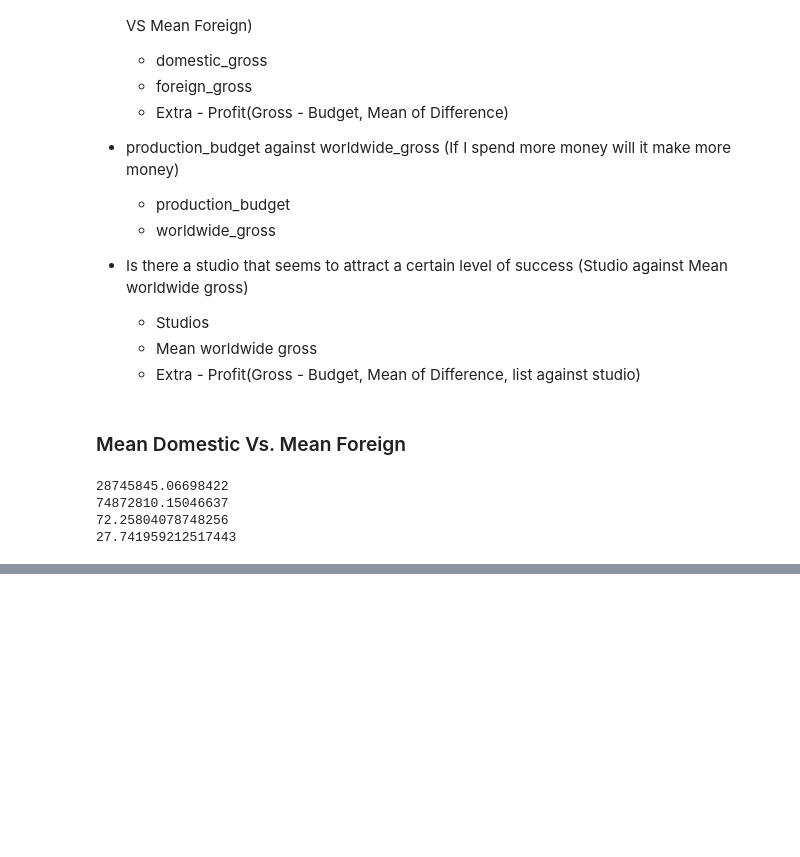
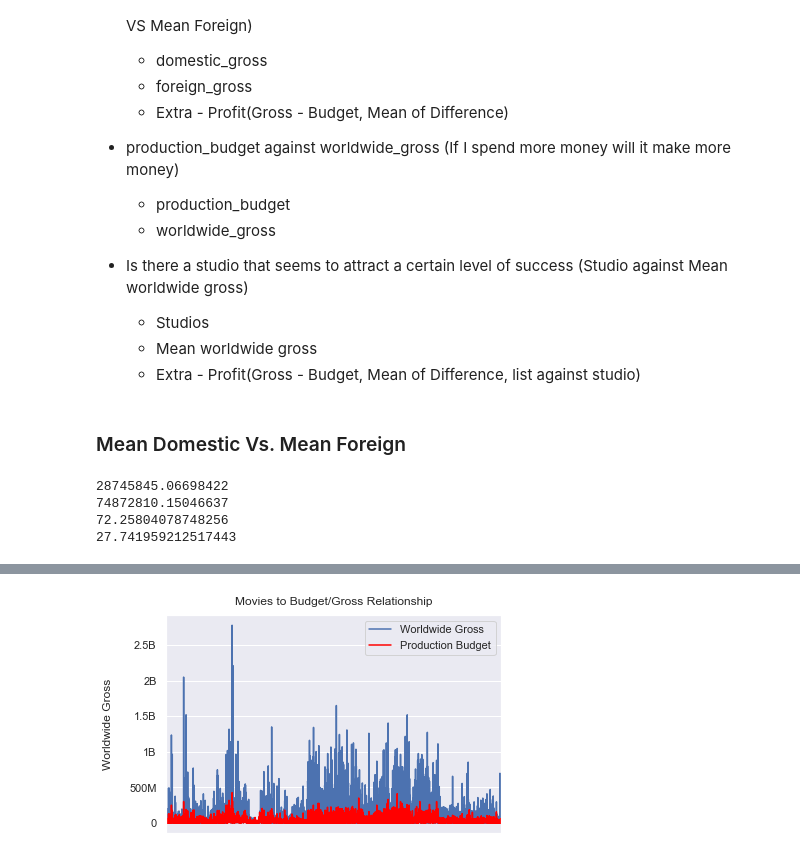
Before and after one commit to BlueViper8907/Microsoft-Movie-Studios, a Jupyter notebook: student.ipynb, the cells around one changed output, grey strips where cells are left out. Cells and saved outputs as stored; diff of their text form; code cells hidden in the pictures; blank space fills up the shorter version.

```diff
--- a/student.ipynb
+++ b/student.ipynb
@@ -166,0 +229,17 @@ plt.show()
+# %%
+plt.xlabel("Movies", labelpad=16)
+plt.ylabel("Worldwide Gross", labelpad=16)
+plt.title("Movies & Budget/Gross Relationship", y=1.02, fontsize=22)
+
+ax = plt.gca()
+ax.xaxis.set_major_formatter(tick.FuncFormatter(reformat_large_tick_values));
+ax.yaxis.set_major_formatter(tick.FuncFormatter(reformat_large_tick_values));
+df10.plot(kind='line',x='movie',y='worldwide_gross', ax=ax)
+df10.plot(kind='line',x='movie', y='production_budget', color='red',ax=ax)
+x_axis = ax.axes.get_xaxis()
+x_axis.set_visible(False)
+plt.title('Movies to Budget/Gross Relationship')
+plt.legend(['Worldwide Gross', 'Production Budget'])
+plt.show()
+# %% [output]
+[figure, added]
```
Also changed, not shown: parts of 7 cells of this notebook.
